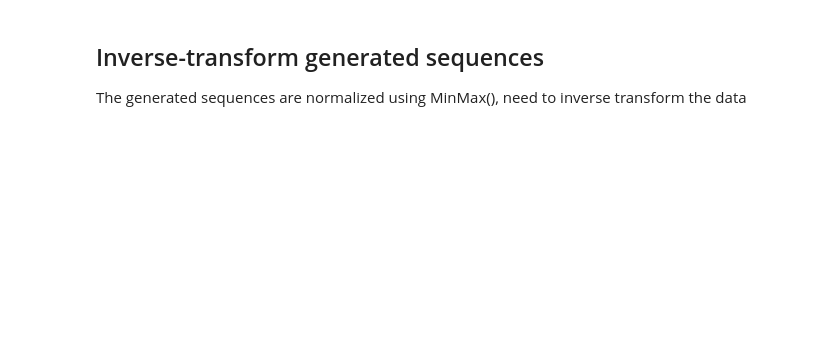
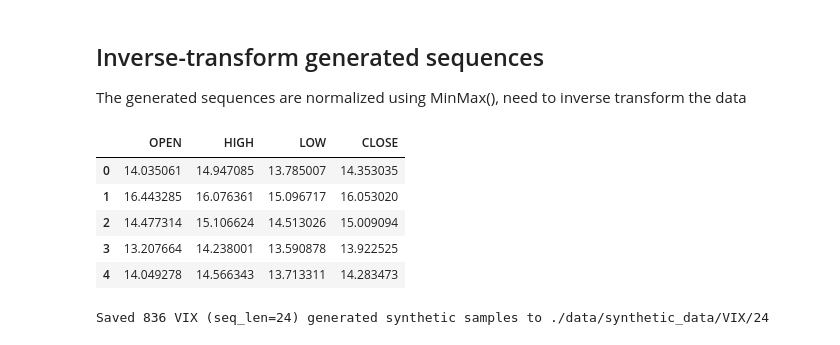
Before and after one commit to nateislas/SynthTime, a Jupyter notebook: timegan_experiment.ipynb, the cells around one changed output. Cells and saved outputs as stored; diff of their text form; code cells hidden in the pictures; blank space fills up the shorter version.

Commit message:
updated notebook to save generated sequences

```diff
--- a/timegan_experiment.ipynb
+++ b/timegan_experiment.ipynb
@@ -107,5 +110,5 @@ model.train(train_dataset,
 # %%
-model.load_model('./model_checkpoints/VIX/VIX_20250227_010858_88eef6c4_n_layers3_seq_len5_n_seq4_hidden_dim32')
+model.load_model('./model_checkpoints/VIX/VIX_20250227_012534_db74712f_n_layers3_seq_len24_n_seq4_hidden_dim32')
 
 num_synthetic_samples = len(val_dataset) + parameters['seq_len'] - 1
 synthetic_data = model.generate(num_samples=num_synthetic_samples)
@@ -122,23 +139,34 @@ The generated sequences are normalized using MinMax(), need to inverse transform
 # %%
 # Load the scaler
 scaler_path = f'./model_checkpoints/scalers/scaler_{dataset_name}.pkl'
 scaler = joblib.load(scaler_path)
 
 # Reshape synthetic_data from (n_samples, n_timesteps, n_features) to (n_samples * n_timesteps, n_features)
 n_samples, n_timesteps, n_features = synthetic_data.shape
 synthetic_data_reshaped = synthetic_data.reshape(-1, n_features)
 
 # Inverse transform
 synthetic_data_inv = scaler.inverse_transform(synthetic_data_reshaped)
 
 # Reshape back to (n_samples, n_timesteps, n_features)
 # Each of the samples would represent a single block of time (e.g. synthetic_data_inv[i])
 synthetic_data_inv = synthetic_data_inv.reshape(n_samples, n_timesteps, n_features)
 
 # Example of a single block of 24 days
 synth_df = pd.DataFrame(synthetic_data_inv[0], columns=all_data.columns)
+
+synth_df.head()
+# %% [output]
+|  | OPEN | HIGH | LOW | CLOSE |
+| 0 | 14.035061 | 14.947085 | 13.785007 | 14.353035 |
+| 1 | 16.443285 | 16.076361 | 15.096717 | 16.053020 |
+| 2 | 14.477314 | 15.106624 | 14.513026 | 15.009094 |
+| 3 | 13.207664 | 14.238001 | 13.590878 | 13.922525 |
+| 4 | 14.049278 | 14.566343 | 13.713311 | 14.283473 |
 # %%
 save_synth_data(synthetic_data_inv,
                 save_dir='./data/synthetic_data',
                 dataset_name=parameters['dataset_name'],
-                col_names=all_data.columns)
+                col_names=all_data.columns.tolist())
+# %% [output]
+Saved 836 VIX (seq_len=24) generated synthetic samples to ./data/synthetic_data/VIX/24
```
Also changed, not shown: parts of 4 cells of this notebook.
